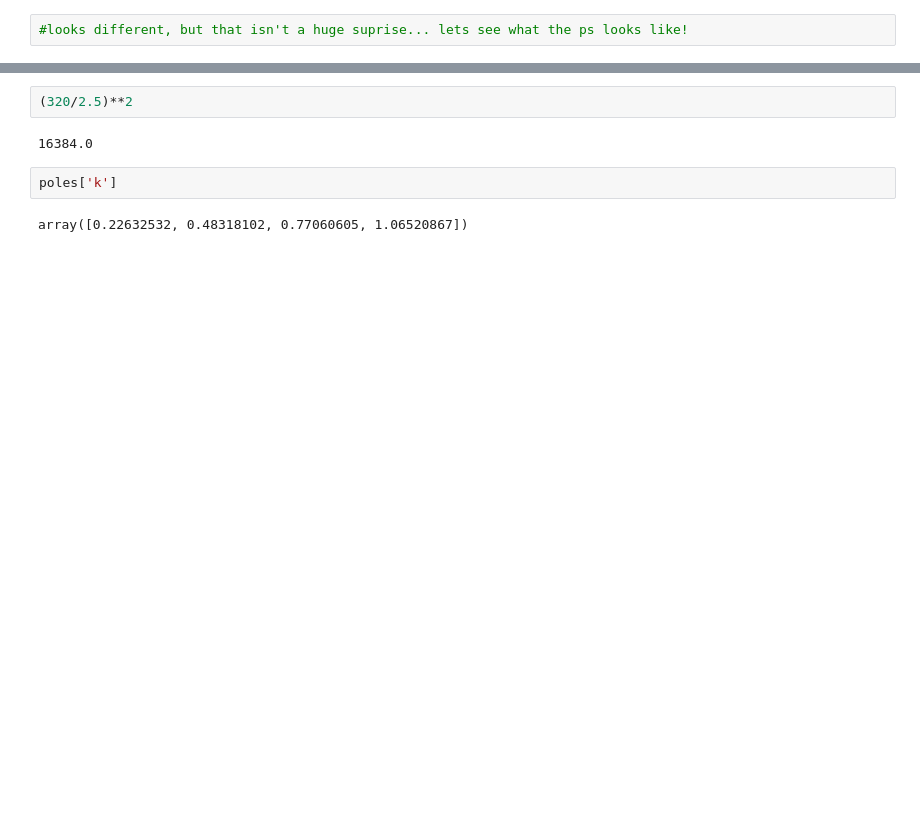
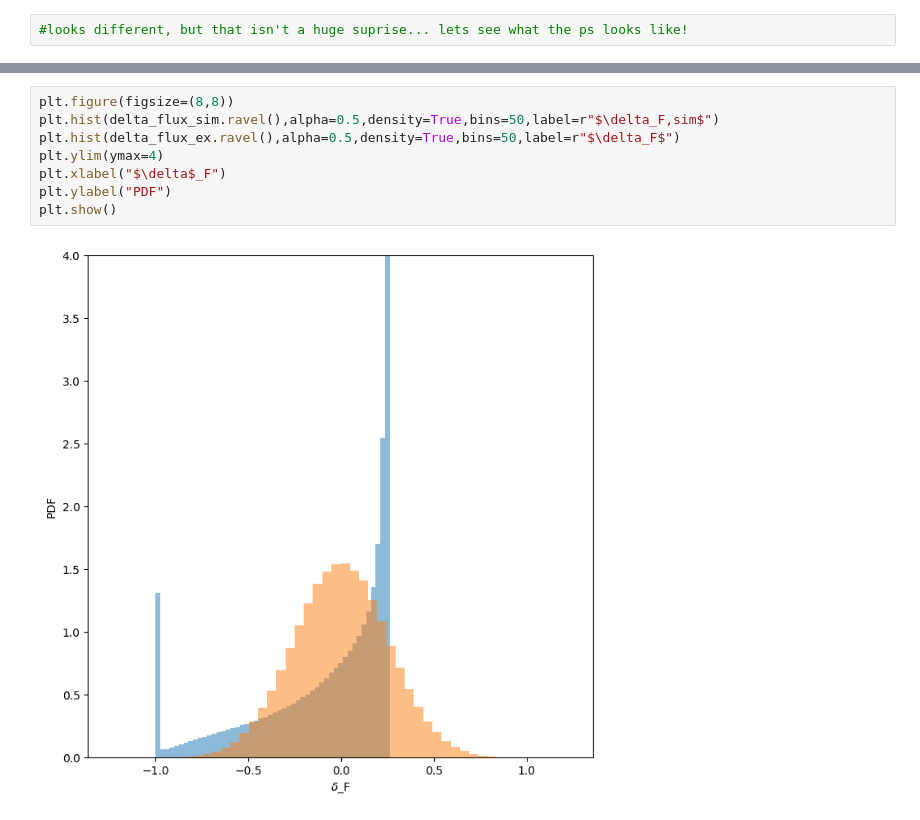
Before and after one commit to guoqigithub/MAPLE-test, a Jupyter notebook: test_power.ipynb, the cells around one changed output, grey strips where cells are left out. Cells and saved outputs as stored; diff of their text form; blank space fills up the shorter version.

```diff
--- a/test_power.ipynb
+++ b/test_power.ipynb
@@ -78,8 +66,10 @@ No artists with labels found to put in legend.  Note that artists whose label st
 # %%
-(320/2.5)**2
+plt.figure(figsize=(8,8))
+plt.hist(delta_flux_sim.ravel(),alpha=0.5,density=True,bins=50,label=r"$\delta_F,sim$")
+plt.hist(delta_flux_ex.ravel(),alpha=0.5,density=True,bins=50,label=r"$\delta_F$")
+plt.ylim(ymax=4)
+plt.xlabel("$\delta$_F")
+plt.ylabel("PDF")
+plt.show()
 # %% [output]
-16384.0
+[figure, added]
-# %%
-poles['k']
-# %% [output]
-array([0.22632532, 0.48318102, 0.77060605, 1.06520867])
```
Also changed, not shown: parts of 10 cells of this notebook.
